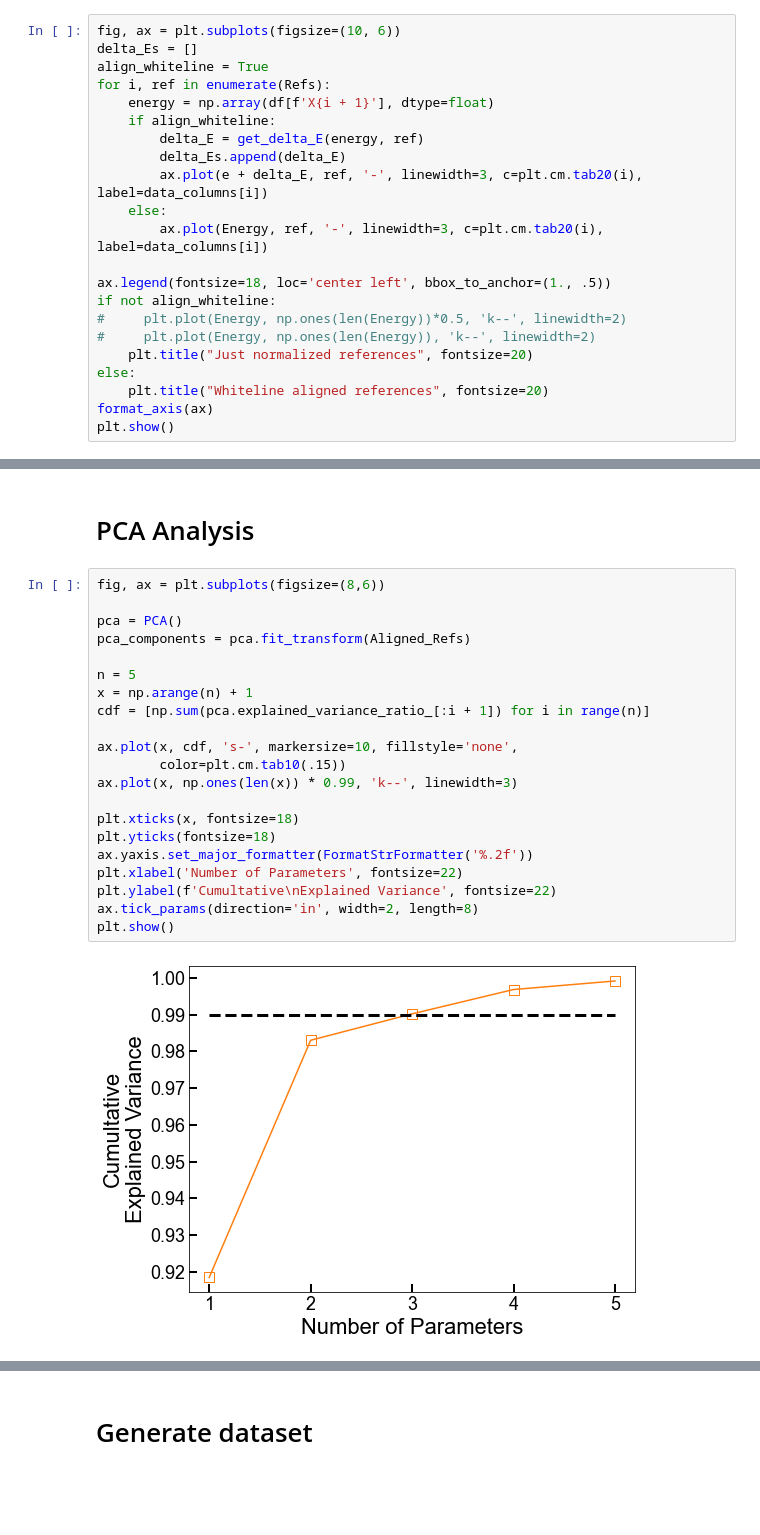
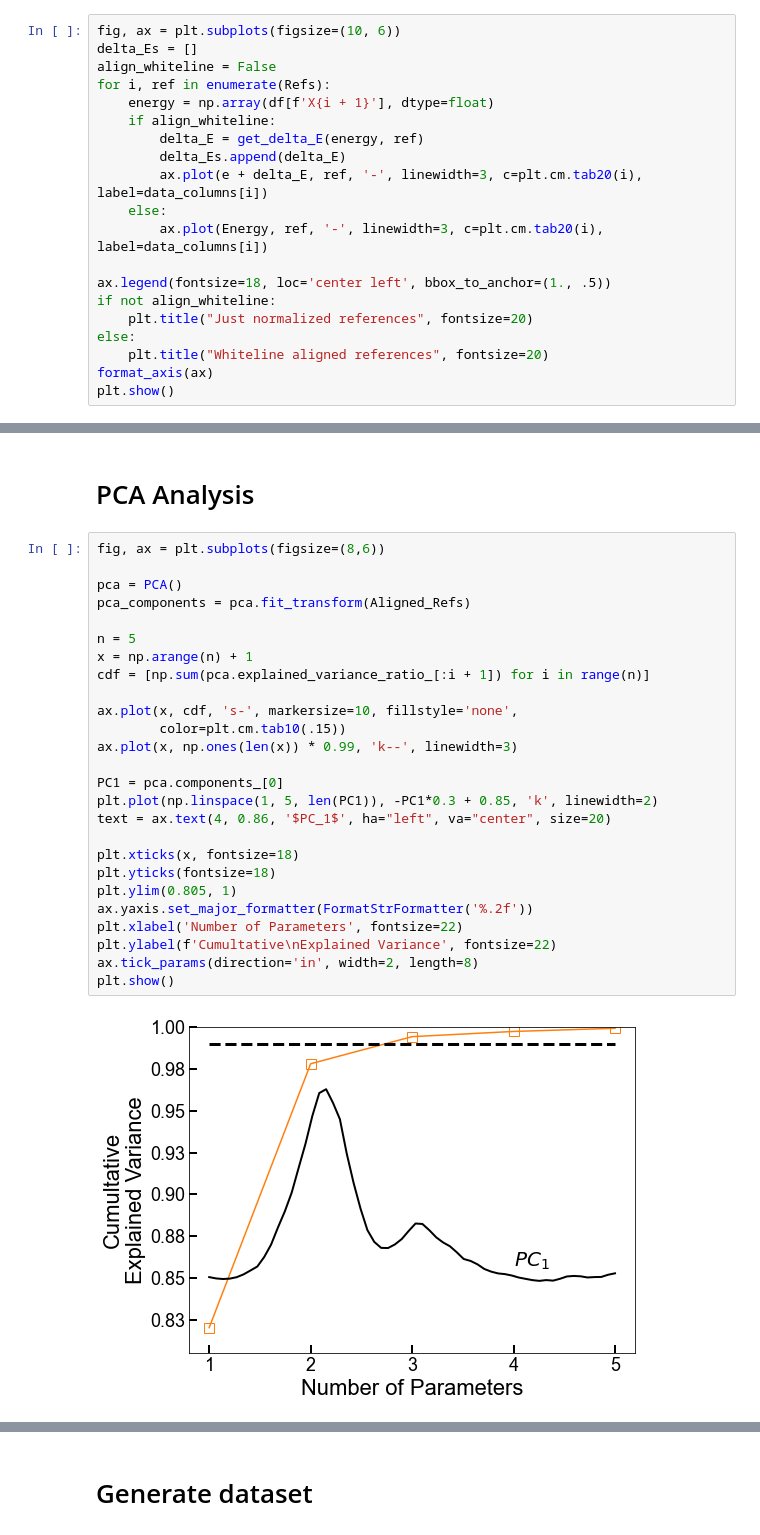
Before and after one commit to stetef/Energy-Point-Selection, a Jupyter notebook: Visualization.ipynb, the cells around one changed output, grey strips where cells are left out. Saved outputs shown, nothing was run; the diff lists cells and outputs as text; blank space fills up the shorter version.

```diff
--- a/Visualization.ipynb
+++ b/Visualization.ipynb
@@ -46,7 +46,7 @@ def get_delta_E(energy, ref, set_whiteline=11865):
 # %%
 fig, ax = plt.subplots(figsize=(10, 6))
 delta_Es = []
-align_whiteline = True
+align_whiteline = False
 for i, ref in enumerate(Refs):
     energy = np.array(df[f'X{i + 1}'], dtype=float)
     if align_whiteline:
@@ -58,8 +58,6 @@ for i, ref in enumerate(Refs):
 
 ax.legend(fontsize=18, loc='center left', bbox_to_anchor=(1., .5))
 if not align_whiteline:
-#     plt.plot(Energy, np.ones(len(Energy))*0.5, 'k--', linewidth=2)
-#     plt.plot(Energy, np.ones(len(Energy)), 'k--', linewidth=2)
     plt.title("Just normalized references", fontsize=20)
 else:
     plt.title("Whiteline aligned references", fontsize=20)
@@ -88,23 +86,28 @@ else:
 # %%
 fig, ax = plt.subplots(figsize=(8,6))
 
 pca = PCA()
 pca_components = pca.fit_transform(Aligned_Refs)
 
 n = 5
 x = np.arange(n) + 1
 cdf = [np.sum(pca.explained_variance_ratio_[:i + 1]) for i in range(n)]
 
 ax.plot(x, cdf, 's-', markersize=10, fillstyle='none',
         color=plt.cm.tab10(.15))
 ax.plot(x, np.ones(len(x)) * 0.99, 'k--', linewidth=3)
 
+PC1 = pca.components_[0]
+plt.plot(np.linspace(1, 5, len(PC1)), -PC1*0.3 + 0.85, 'k', linewidth=2)
+text = ax.text(4, 0.86, '$PC_1$', ha="left", va="center", size=20)
+
 plt.xticks(x, fontsize=18)
 plt.yticks(fontsize=18)
+plt.ylim(0.805, 1)
 ax.yaxis.set_major_formatter(FormatStrFormatter('%.2f'))
 plt.xlabel('Number of Parameters', fontsize=22)
 plt.ylabel(f'Cumultative\nExplained Variance', fontsize=22)
 ax.tick_params(direction='in', width=2, length=8)
 plt.show()
 # %% [output]
-[figure, old version]
+[figure, new version]
```
Also changed, not shown: parts of 8 cells of this notebook, 1 other file.
